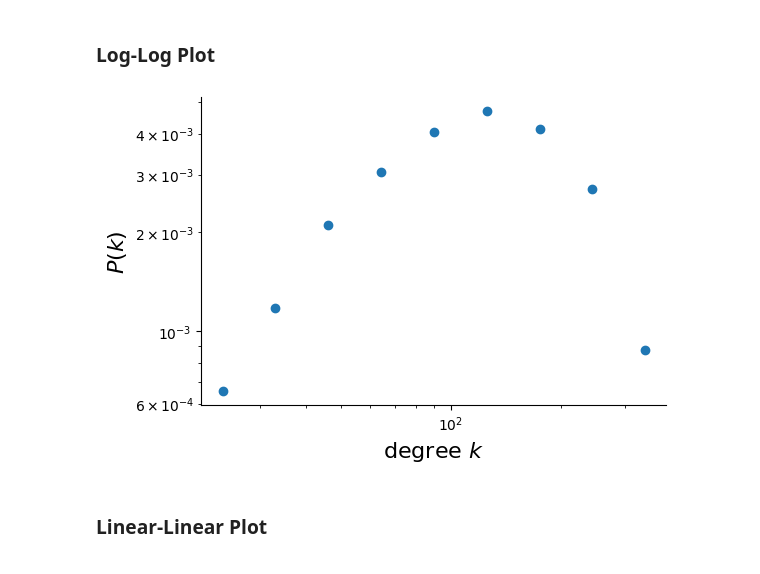
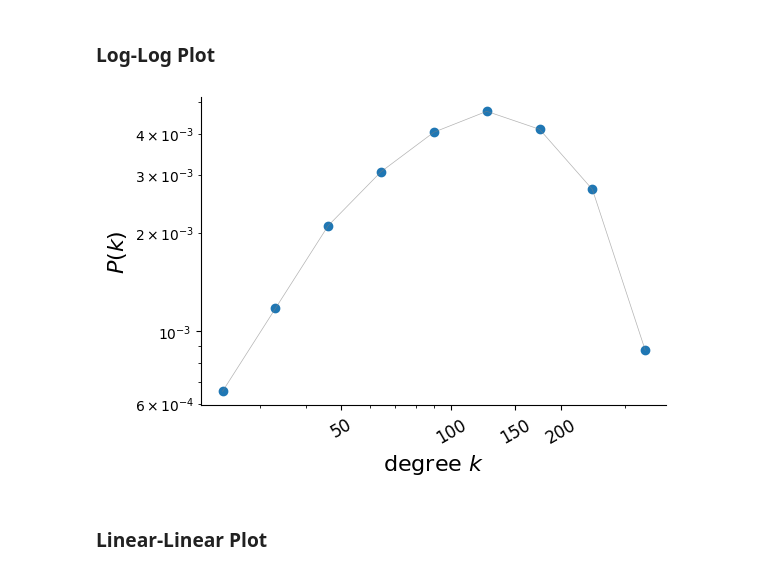
Before and after one commit to ktfr/disease-symptom-network, a Jupyter notebook: PreliminarNetworkAnalysis.ipynb, the cells around one changed output. Cells and saved outputs as stored; diff of their text form; code cells hidden in the pictures.

```diff
--- a/PreliminarNetworkAnalysis.ipynb
+++ b/PreliminarNetworkAnalysis.ipynb
@@ -169,25 +164,37 @@ density, _ = np.histogram(degrees, bins=bin_edges, density=True)
 # %%
 fig = plt.figure(figsize=(6,4))
 
 # "x" should be midpoint (IN LOG SPACE) of each bin
 log_be = np.log10(bin_edges)
 x = 10**((log_be[1:] + log_be[:-1])/2)
 
 plt.loglog(x, density, marker='o', linestyle='none')
 plt.xlabel(r"degree $k$", fontsize=16)
 plt.ylabel(r"$P(k)$", fontsize=16)
 
+# Adding a line for better visual
+plt.loglog(x, density, linestyle='-', color='gray', linewidth=0.5, alpha=0.6, label="Trend Line")
+
 # remove right and top boundaries because they're ugly
 ax = plt.gca()
 ax.spines['right'].set_visible(False)
 ax.spines['top'].set_visible(False)
 ax.yaxis.set_ticks_position('left')
 ax.xaxis.set_ticks_position('bottom')
 
+# Adjusting x-axis numbers for readability
+custom_ticks = [50, 100, 150, 200]
+ax.set_xticks(custom_ticks)
+ax.set_xticklabels(custom_ticks)  # Ensure they display as integers
+
+ax.xaxis.set_major_formatter(ticker.ScalarFormatter())
+ax.tick_params(axis='x', which='major', labelsize=12, rotation=30)
+
+
 # Show the plot
 plt.show()
 # %% [output]
-[figure, old version]
+[figure, new version]
 # %% [markdown]
 ### Linear-Linear Plot
 # %%
```
Also changed, not shown: parts of 21 cells of this notebook.
